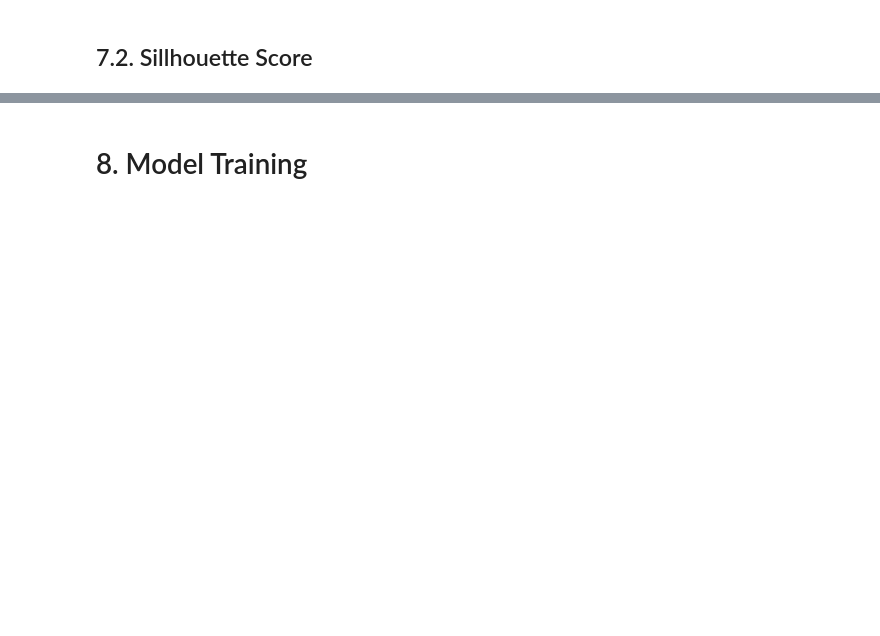
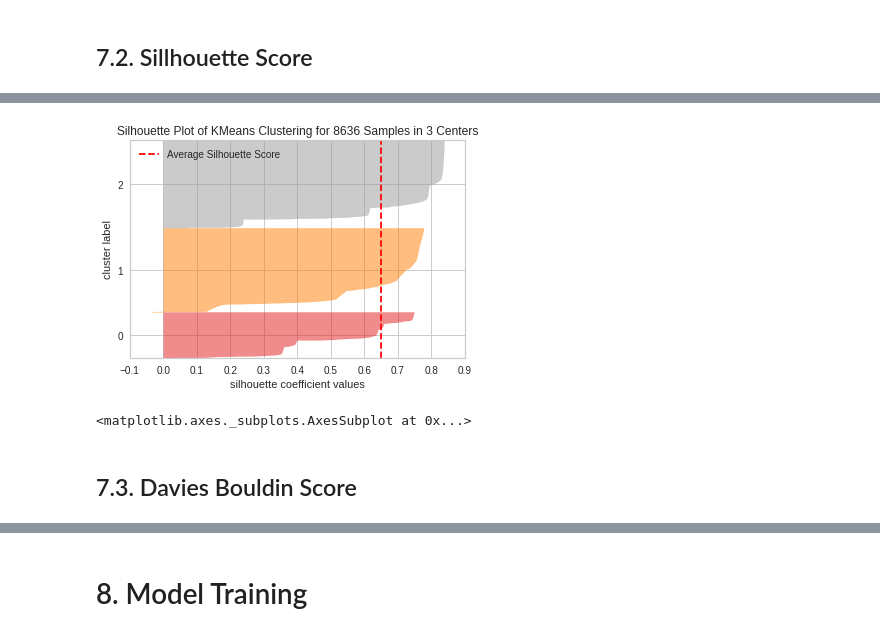
Before and after one commit to Matheus-Homem/international_bank_marketing, a Jupyter notebook: notebooks/c1_end_to_end_solution.ipynb, the cells around one changed output, grey strips where cells are left out. Saved outputs shown, nothing was run; the diff lists cells and outputs as text; code cells hidden in the pictures; blank space fills up the shorter version.

```diff
--- a/notebooks/c1_end_to_end_solution.ipynb
+++ b/notebooks/c1_end_to_end_solution.ipynb
@@ -212,0 +223,11 @@ KElbowVisualizer(ax=<matplotlib.axes._subplots.AxesSubplot object at 0x...>,
+# %%
+model = KMeans(3,random_state=101)
+visualizer = SilhouetteVisualizer(model)
+
+visualizer.fit(X)
+visualizer.poof()
+# %% [output]
+[figure, added]
+<matplotlib.axes._subplots.AxesSubplot at 0x...>
+# %% [markdown]
+## 7.3. Davies Bouldin Score
```
Also changed, not shown: parts of 23 cells of this notebook.
